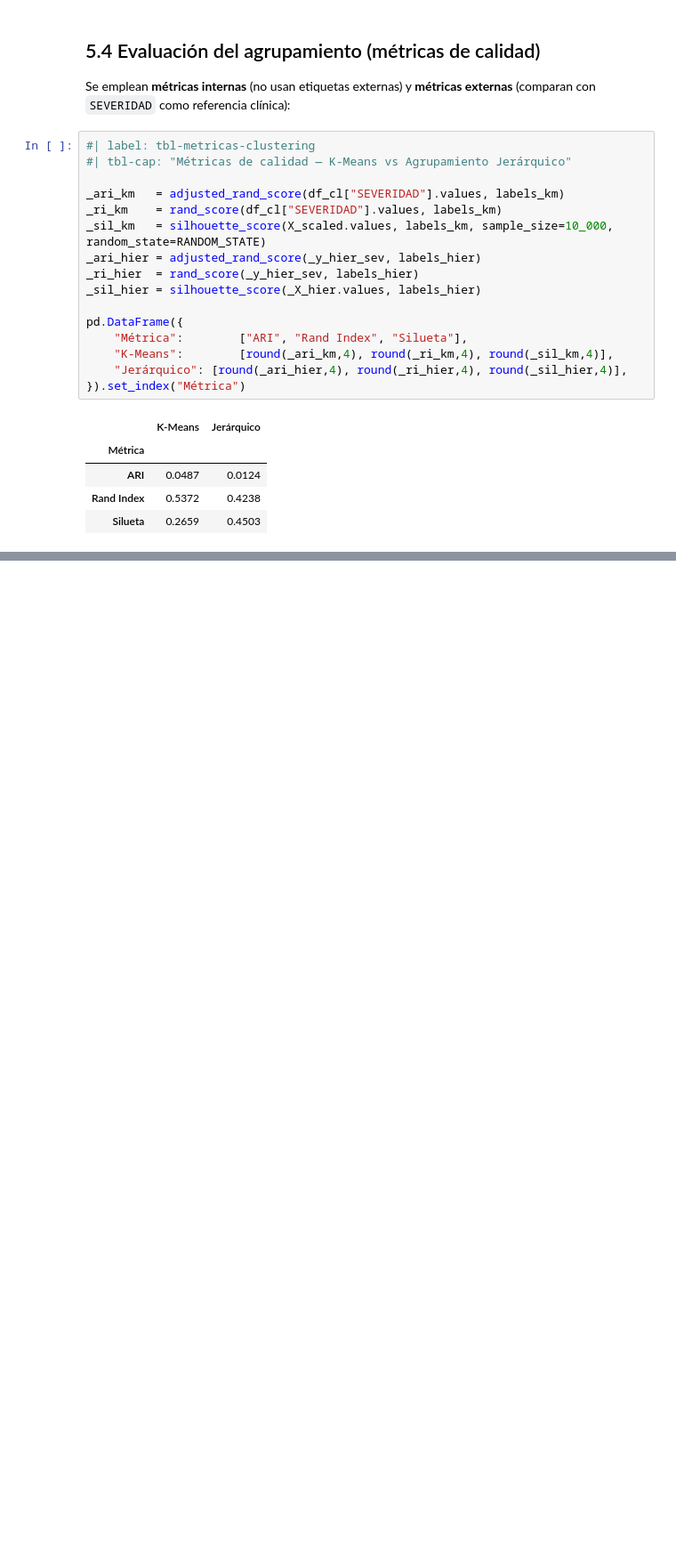
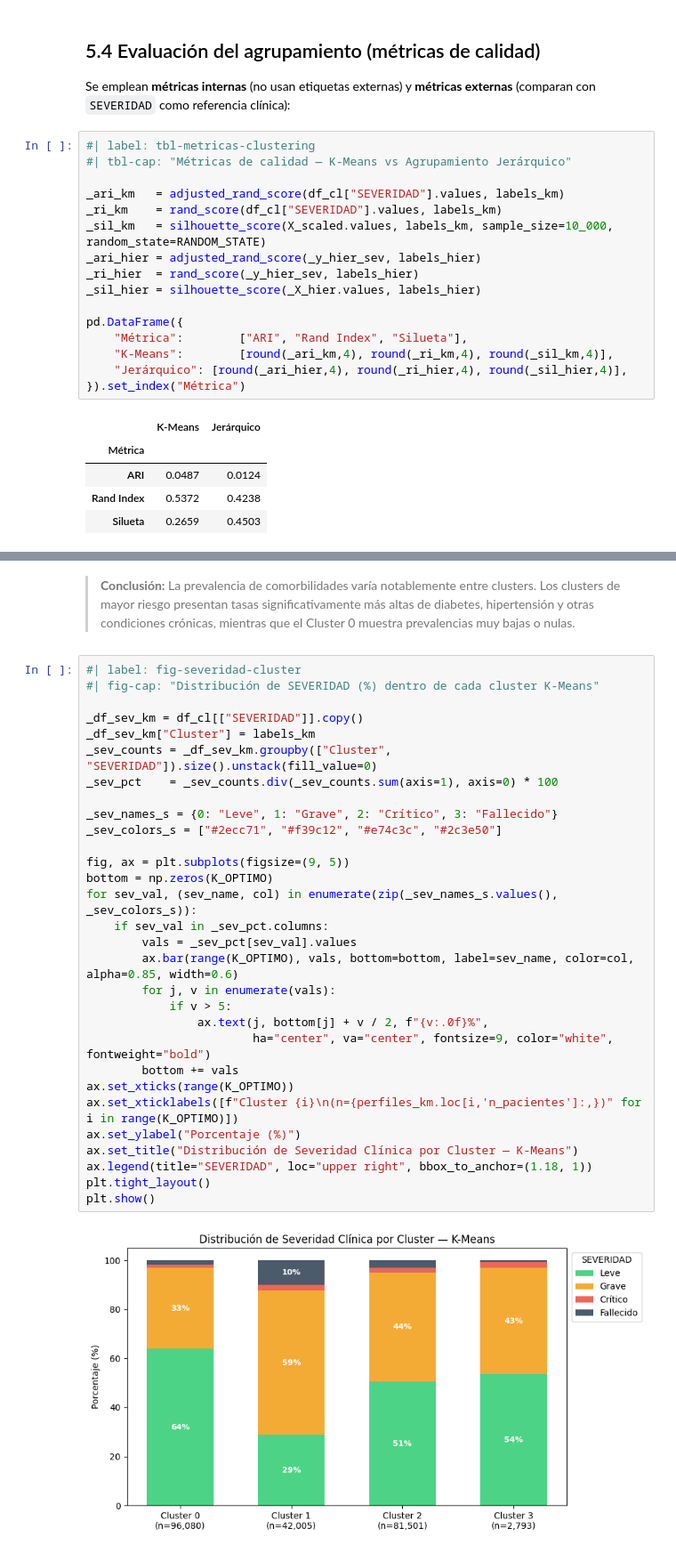
Before and after one commit to DWDMV/proyecto-final, a Jupyter notebook: notebooks/04_clustering.ipynb, the cells around one changed output, grey strips where cells are left out. Shown at 89% size. Cells and saved outputs as stored; diff of their text form; blank space fills up the shorter version.

```diff
--- a/notebooks/04_clustering.ipynb
+++ b/notebooks/04_clustering.ipynb
@@ -550,0 +648,34 @@ perfiles_km
+# %% [markdown]
+> **Conclusión:** La prevalencia de comorbilidades varía notablemente entre clusters. Los clusters de mayor riesgo presentan tasas significativamente más altas de diabetes, hipertensión y otras condiciones crónicas, mientras que el Cluster 0 muestra prevalencias muy bajas o nulas.
+# %%
+#| label: fig-severidad-cluster
+#| fig-cap: "Distribución de SEVERIDAD (%) dentro de cada cluster K-Means"
+
+_df_sev_km = df_cl[["SEVERIDAD"]].copy()
+_df_sev_km["Cluster"] = labels_km
+_sev_counts = _df_sev_km.groupby(["Cluster", "SEVERIDAD"]).size().unstack(fill_value=0)
+_sev_pct    = _sev_counts.div(_sev_counts.sum(axis=1), axis=0) * 100
+
+_sev_names_s = {0: "Leve", 1: "Grave", 2: "Crítico", 3: "Fallecido"}
+_sev_colors_s = ["#2ecc71", "#f39c12", "#e74c3c", "#2c3e50"]
+
+fig, ax = plt.subplots(figsize=(9, 5))
+bottom = np.zeros(K_OPTIMO)
+for sev_val, (sev_name, col) in enumerate(zip(_sev_names_s.values(), _sev_colors_s)):
+    if sev_val in _sev_pct.columns:
+        vals = _sev_pct[sev_val].values
+        ax.bar(range(K_OPTIMO), vals, bottom=bottom, label=sev_name, color=col, alpha=0.85, width=0.6)
+        for j, v in enumerate(vals):
+            if v > 5:
+                ax.text(j, bottom[j] + v / 2, f"{v:.0f}%",
+                        ha="center", va="center", fontsize=9, color="white", fontweight="bold")
+        bottom += vals
+ax.set_xticks(range(K_OPTIMO))
+ax.set_xticklabels([f"Cluster {i}\n(n={perfiles_km.loc[i,'n_pacientes']:,})" for i in range(K_OPTIMO)])
+ax.set_ylabel("Porcentaje (%)")
+ax.set_title("Distribución de Severidad Clínica por Cluster — K-Means")
+ax.legend(title="SEVERIDAD", loc="upper right", bbox_to_anchor=(1.18, 1))
+plt.tight_layout()
+plt.show()
+# %% [output]
+[figure, added]
```
Also changed, not shown: parts of 17 cells of this notebook.
